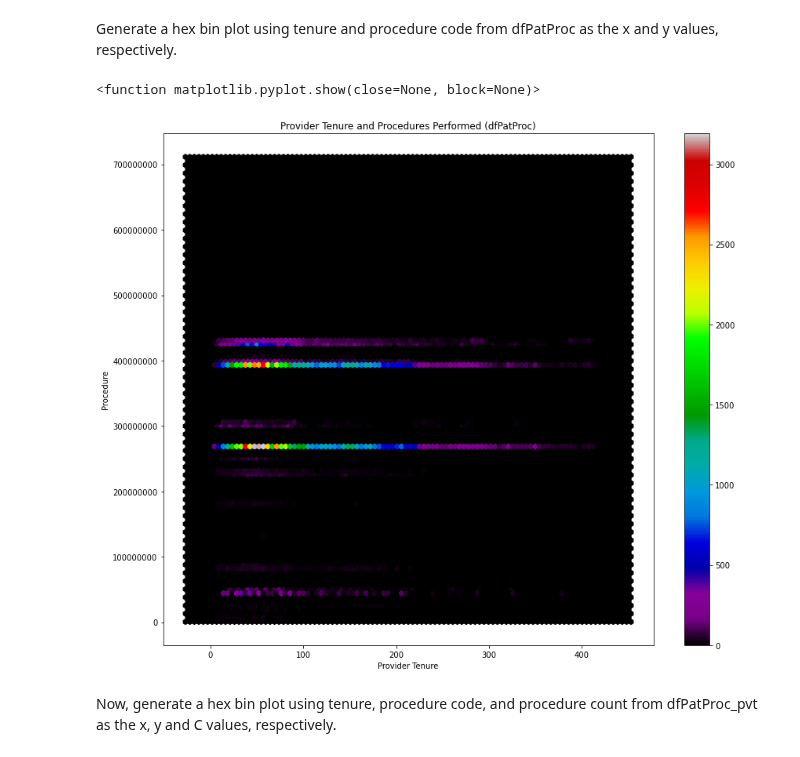
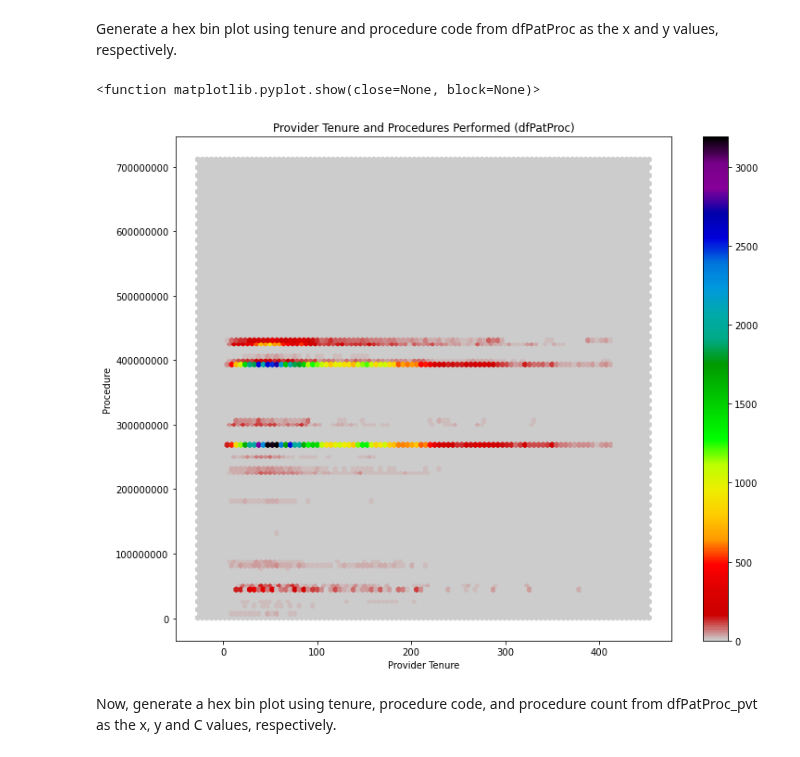
Before and after one commit to data-rescue/ems-analytics, a Jupyter notebook: notebooks/20210313-eem-tenure-proc.ipynb, the cells around one changed output. Drawn from its saved outputs; the diff is of its cells as text; code cells hidden in the pictures.

Commit message:
updates plots and adds plots with overlays, etc.

```diff
--- a/notebooks/20210313-eem-tenure-proc.ipynb
+++ b/notebooks/20210313-eem-tenure-proc.ipynb
@@ -115,21 +115,21 @@ Generate a hex bin plot using tenure and procedure code from dfPatProc as the x
 # %%
 # in order to get the procedure code to show in the y-axis, need to format the values as strings instead of numbers
 hb = dfPatProc.plot.hexbin(x='TenureMonths',
                        y='Procedure_Performed_Code',
                        gridsize=100,
-                       cmap="nipy_spectral",
+                       cmap="nipy_spectral_r",
                        #cmap="viridis",
                        xlabel="Provider Tenure",
                        ylabel="Procedure",
                        title="Provider Tenure and Procedures Performed (dfPatProc)",
-                       figsize=(14,12),
+                       figsize=(12,10),
                        sharex=False)
 
 plt.gca().yaxis.set_major_formatter(plt.matplotlib.ticker.StrMethodFormatter('{x:.0f}'))
 
 plt.show
 # %% [output]
 <function matplotlib.pyplot.show(close=None, block=None)>
-[figure, old version]
+[figure, new version]
 # %% [markdown]
 Now, generate a hex bin plot using tenure, procedure code, and procedure count from dfPatProc_pvt as the x, y and C values, respectively.
```
Also changed, not shown: parts of 44 cells of this notebook.
